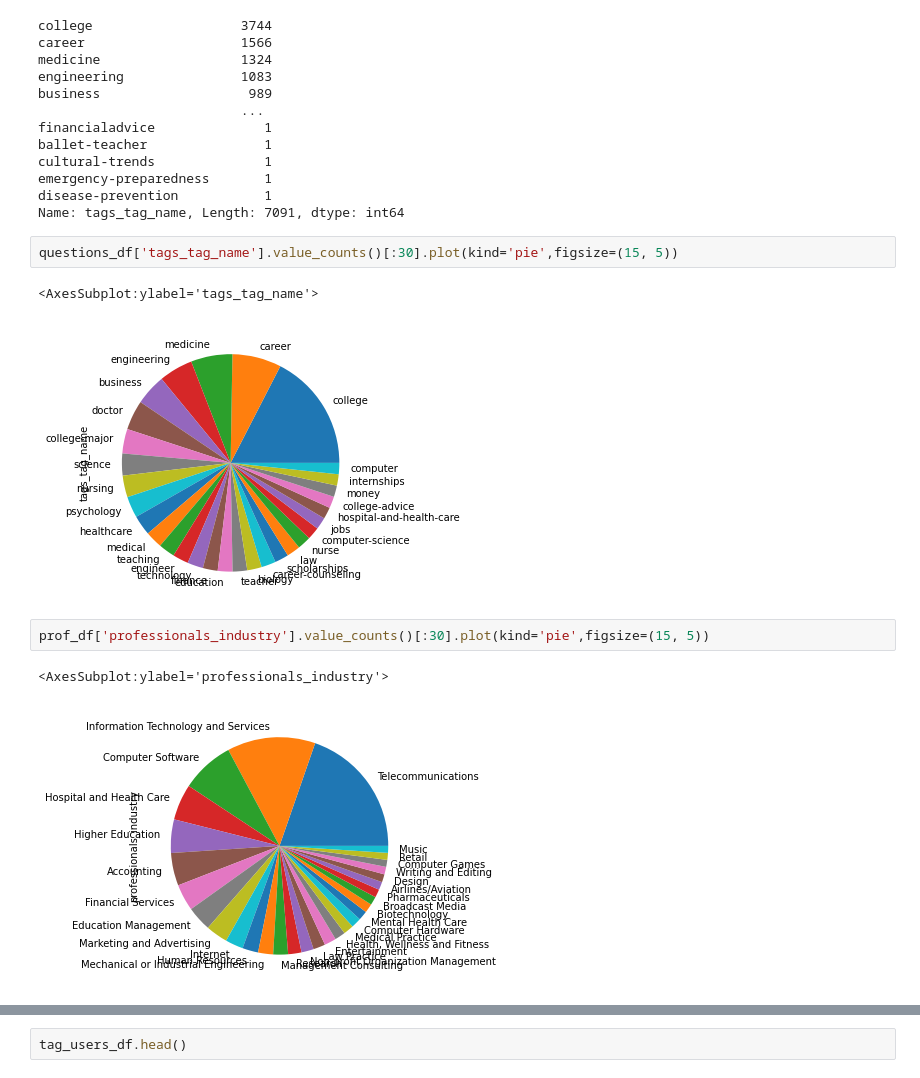
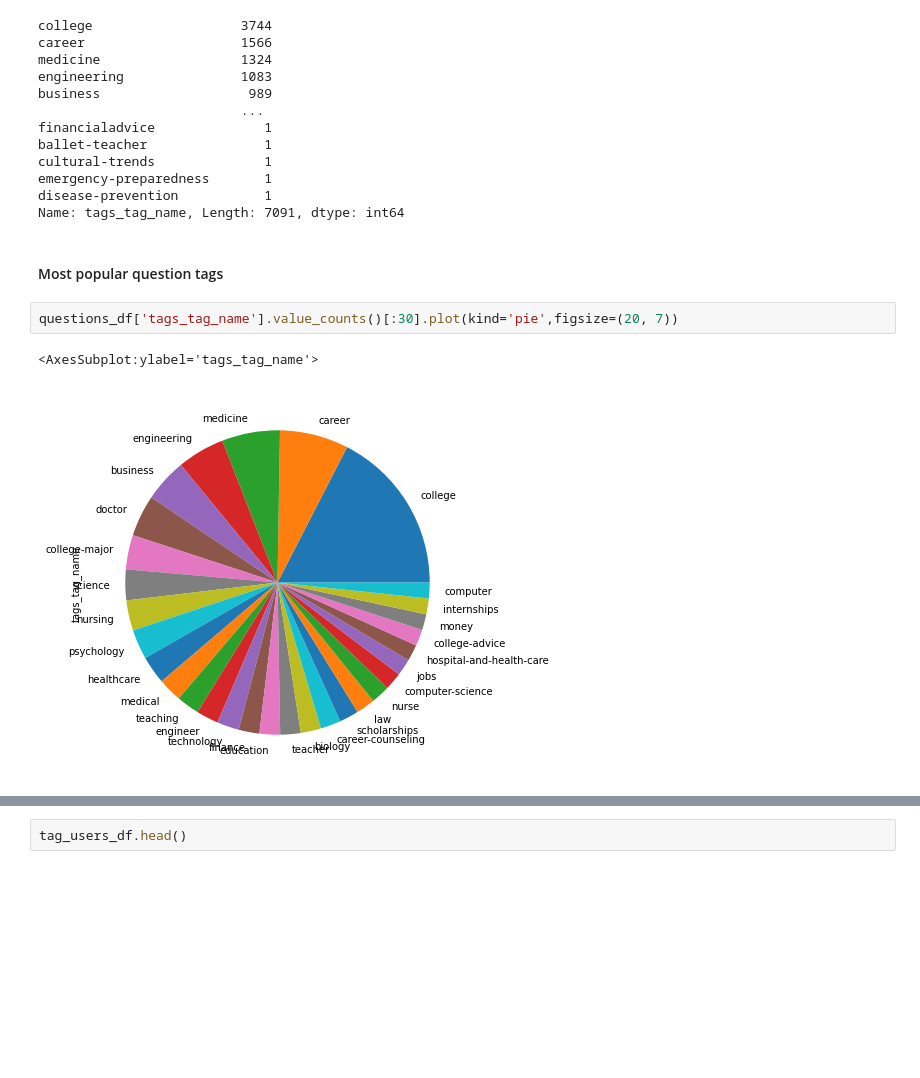
Before and after one commit to AKhileshPothuri/CareerVillage_Project, a Jupyter notebook: Exploratory_Data_Analysis_Draft1.ipynb, the cells around one changed output, grey strips where cells are left out. Saved outputs shown, nothing was run; the diff lists cells and outputs as text; blank space fills up the shorter version.

```diff
--- a/Exploratory_Data_Analysis_Draft1.ipynb
+++ b/Exploratory_Data_Analysis_Draft1.ipynb
@@ -804,13 +856,10 @@ cultural-trends              1
 emergency-preparedness       1
 disease-prevention           1
 Name: tags_tag_name, Length: 7091, dtype: int64
+# %% [markdown]
+#### Most popular question tags
 # %%
-questions_df['tags_tag_name'].value_counts()[:30].plot(kind='pie',figsize=(15, 5))
+questions_df['tags_tag_name'].value_counts()[:30].plot(kind='pie',figsize=(20, 7))
 # %% [output]
 <AxesSubplot:ylabel='tags_tag_name'>
-[figure, old version]
+[figure, new version]
-# %%
-prof_df['professionals_industry'].value_counts()[:30].plot(kind='pie',figsize=(15, 5))
-# %% [output]
-<AxesSubplot:ylabel='professionals_industry'>
-[figure, removed]
```
Also changed, not shown: parts of 57 cells of this notebook.
